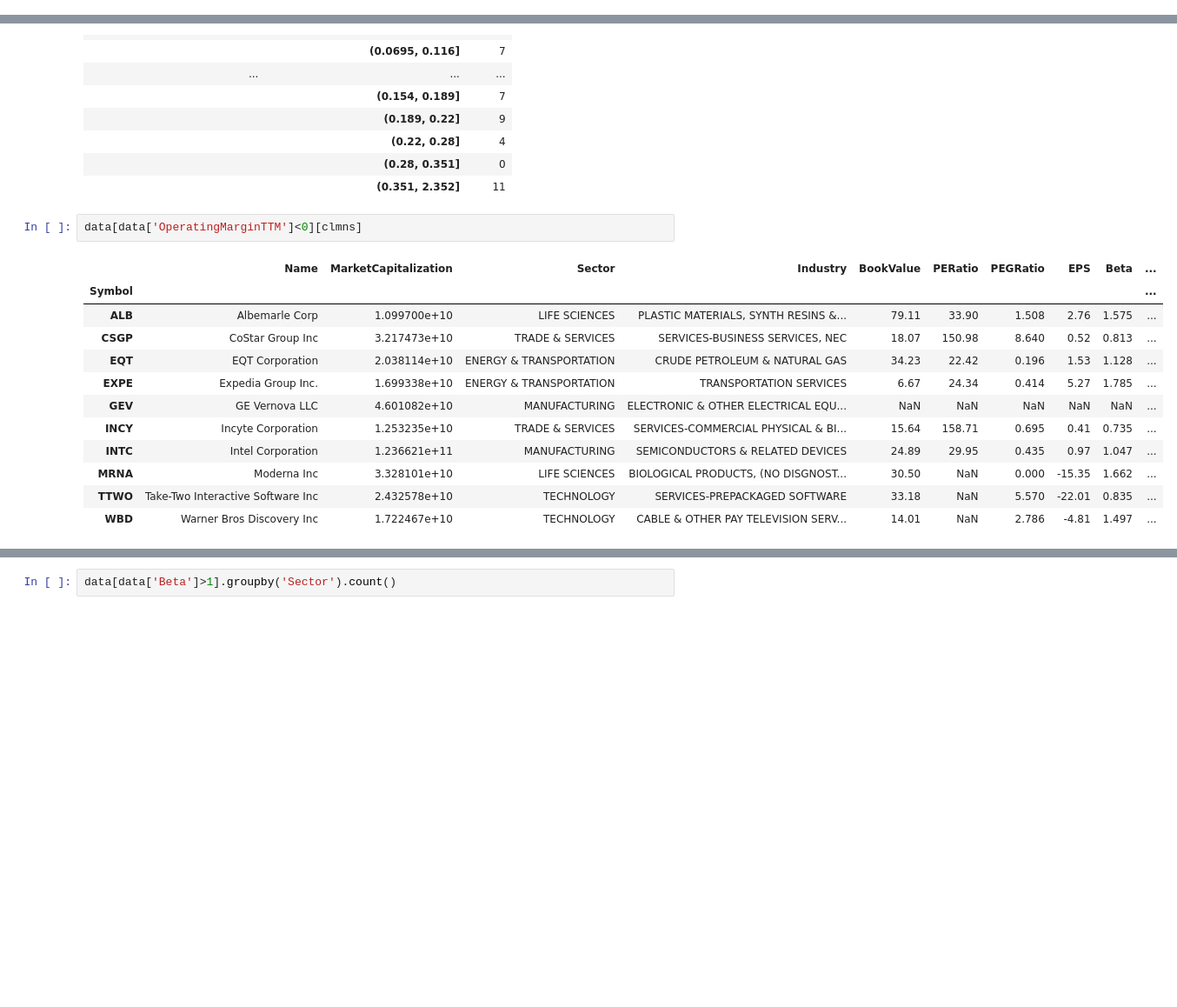
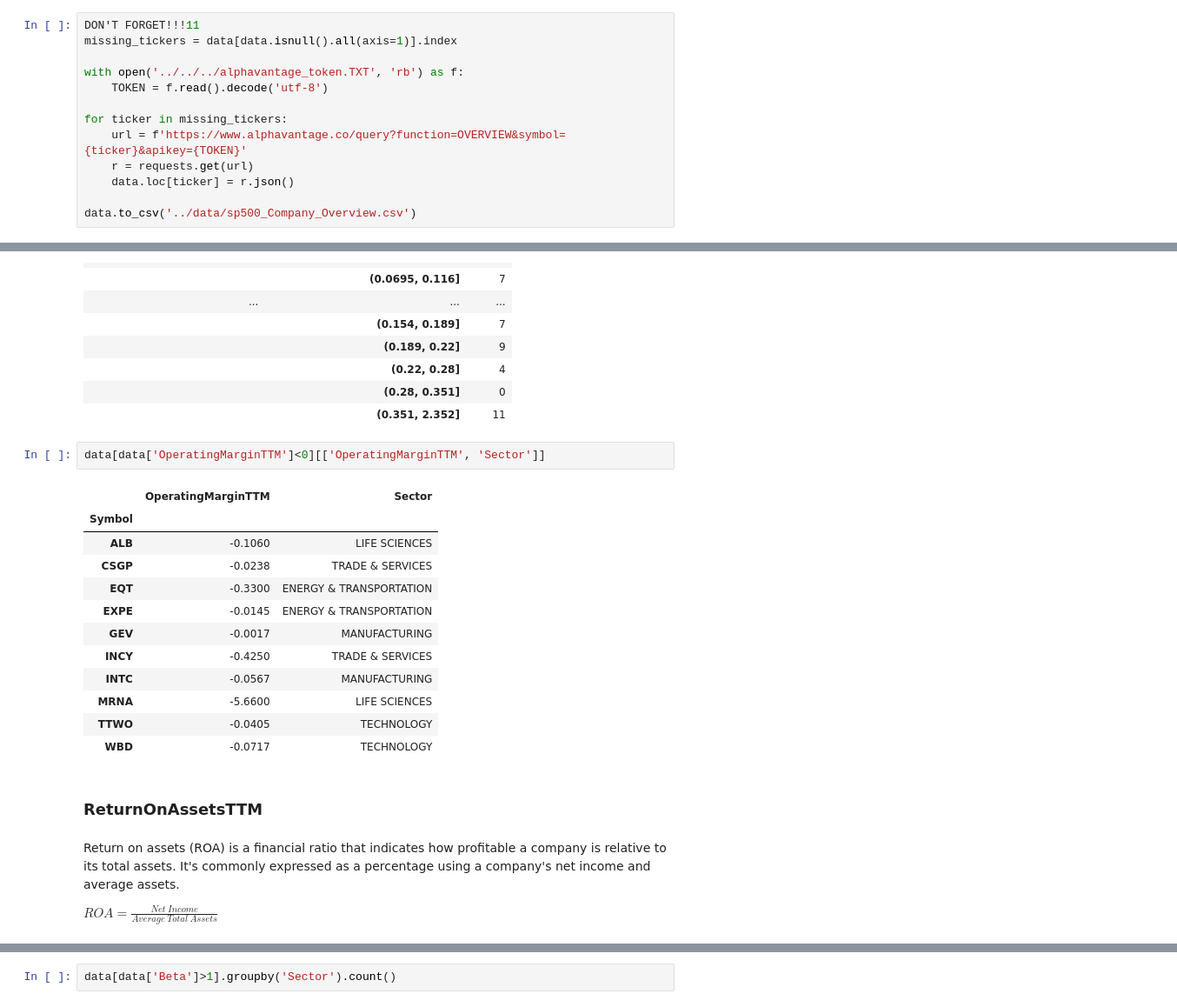
Before and after one commit to fadeeva/stock_market_research, a Jupyter notebook: Portfolio/Asset_Selection.ipynb, the cells around one changed output, grey strips where cells are left out. Shown at 87% size. Drawn from its saved outputs; the diff is of its cells as text; blank space fills up the shorter version.

Commit message:
return on assets

```diff
--- a/Portfolio/Asset_Selection.ipynb
+++ b/Portfolio/Asset_Selection.ipynb
@@ -102,6 +97,19 @@ data.head()
 | ABBV | Common Stock | AbbVie Inc | AbbVie is an American publicly tr... | 1551152.0 | NYSE | USD | USA | LIFE SCIENCES | PHARMACEUTICAL PREPARATIONS | 1 NORTH WAUKEGAN ROAD, NORTH CHIC... | ... |
 | ACN | Common Stock | Accenture plc | Accenture plc is an Irish-domicil... | 1467373.0 | NYSE | USD | USA | TRADE & SERVICES | SERVICES-BUSINESS SERVICES, NEC | 1 GRAND CANAL SQUARE, GRAND CANAL... | ... |
 5 rows × 50 columns
+# %%
+DON'T FORGET!!!11
+missing_tickers = data[data.isnull().all(axis=1)].index
+
+with open('../../../alphavantage_token.TXT', 'rb') as f:
+    TOKEN = f.read().decode('utf-8')
+
+for ticker in missing_tickers:
+    url = f'https://www.alphavantage.co/query?function=OVERVIEW&symbol={ticker}&apikey={TOKEN}'
+    r = requests.get(url)
+    data.loc[ticker] = r.json()
+
+data.to_csv('../data/sp500_Company_Overview.csv')
 # %%
 data.drop(['AssetType',
            'CIK',
@@ -900,17 +914,25 @@ cat.groupby(['Sector', 'op_margin_bins']).count()['Name'].to_frame()
 |  | (0.28, 0.351] | 0 |
 |  | (0.351, 2.352] | 11 |
 # %%
-data[data['OperatingMarginTTM']<0][clmns]
+data[data['OperatingMarginTTM']<0][['OperatingMarginTTM', 'Sector']]
 # %% [output]
-|  | Name | MarketCapitalization | Sector | Industry | BookValue | PERatio | PEGRatio | EPS | Beta | ... |
-| Symbol |  |  |  |  |  |  |  |  |  | ... |
-| ALB | Albemarle Corp | 1.099700e+10 | LIFE SCIENCES | PLASTIC MATERIALS, SYNTH RESINS &... | 79.11 | 33.90 | 1.508 | 2.76 | 1.575 | ... |
-| CSGP | CoStar Group Inc | 3.217473e+10 | TRADE & SERVICES | SERVICES-BUSINESS SERVICES, NEC | 18.07 | 150.98 | 8.640 | 0.52 | 0.813 | ... |
-| EQT | EQT Corporation | 2.038114e+10 | ENERGY & TRANSPORTATION | CRUDE PETROLEUM & NATURAL GAS | 34.23 | 22.42 | 0.196 | 1.53 | 1.128 | ... |
-| EXPE | Expedia Group Inc. | 1.699338e+10 | ENERGY & TRANSPORTATION | TRANSPORTATION SERVICES | 6.67 | 24.34 | 0.414 | 5.27 | 1.785 | ... |
-| GEV | GE Vernova LLC | 4.601082e+10 | MANUFACTURING | ELECTRONIC & OTHER ELECTRICAL EQU... | NaN | NaN | NaN | NaN | NaN | ... |
-| INCY | Incyte Corporation | 1.253235e+10 | TRADE & SERVICES | SERVICES-COMMERCIAL PHYSICAL & BI... | 15.64 | 158.71 | 0.695 | 0.41 | 0.735 | ... |
-| INTC | Intel Corporation | 1.236621e+11 | MANUFACTURING | SEMICONDUCTORS & RELATED DEVICES | 24.89 | 29.95 | 0.435 | 0.97 | 1.047 | ... |
-| MRNA | Moderna Inc | 3.328101e+10 | LIFE SCIENCES | BIOLOGICAL PRODUCTS, (NO DISGNOST... | 30.50 | NaN | 0.000 | -15.35 | 1.662 | ... |
-| TTWO | Take-Two Interactive Software Inc | 2.432578e+10 | TECHNOLOGY | SERVICES-PREPACKAGED SOFTWARE | 33.18 | NaN | 5.570 | -22.01 | 0.835 | ... |
-| WBD | Warner Bros Discovery Inc | 1.722467e+10 | TECHNOLOGY | CABLE & OTHER PAY TELEVISION SERV... | 14.01 | NaN | 2.786 | -4.81 | 1.497 | ... |
+|  | OperatingMarginTTM | Sector |
+| Symbol |  |  |
+| ALB | -0.1060 | LIFE SCIENCES |
+| CSGP | -0.0238 | TRADE & SERVICES |
+| EQT | -0.3300 | ENERGY & TRANSPORTATION |
+| EXPE | -0.0145 | ENERGY & TRANSPORTATION |
+| GEV | -0.0017 | MANUFACTURING |
+| INCY | -0.4250 | TRADE & SERVICES |
+| INTC | -0.0567 | MANUFACTURING |
+| MRNA | -5.6600 | LIFE SCIENCES |
+| TTWO | -0.0405 | TECHNOLOGY |
+| WBD | -0.0717 | TECHNOLOGY |
+# %% [markdown]
+### ReturnOnAssetsTTM
+# %% [markdown]
+Return on assets (ROA) is a financial ratio that indicates how profitable a company is relative to its total assets. It's commonly expressed as a percentage using a company's net income and average assets.
+
+$\displaystyle
+ROA=\frac{Net\ Income}{Average\ Total\ Assets}
+$
```
Also changed, not shown: parts of 16 cells of this notebook.
